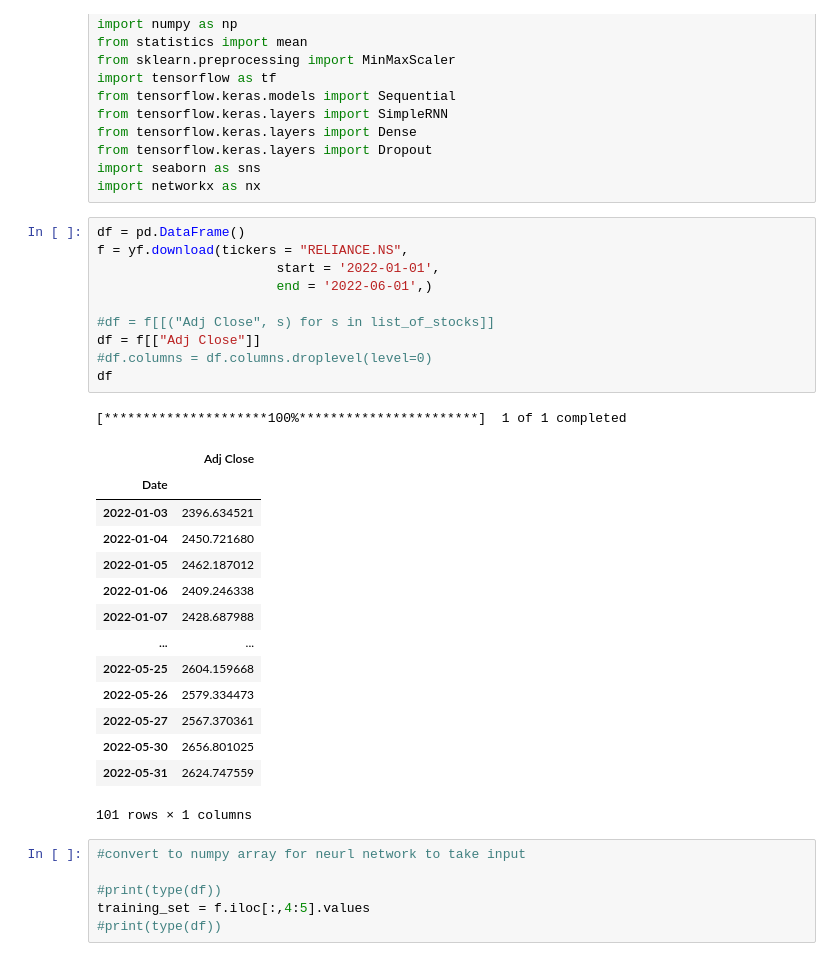
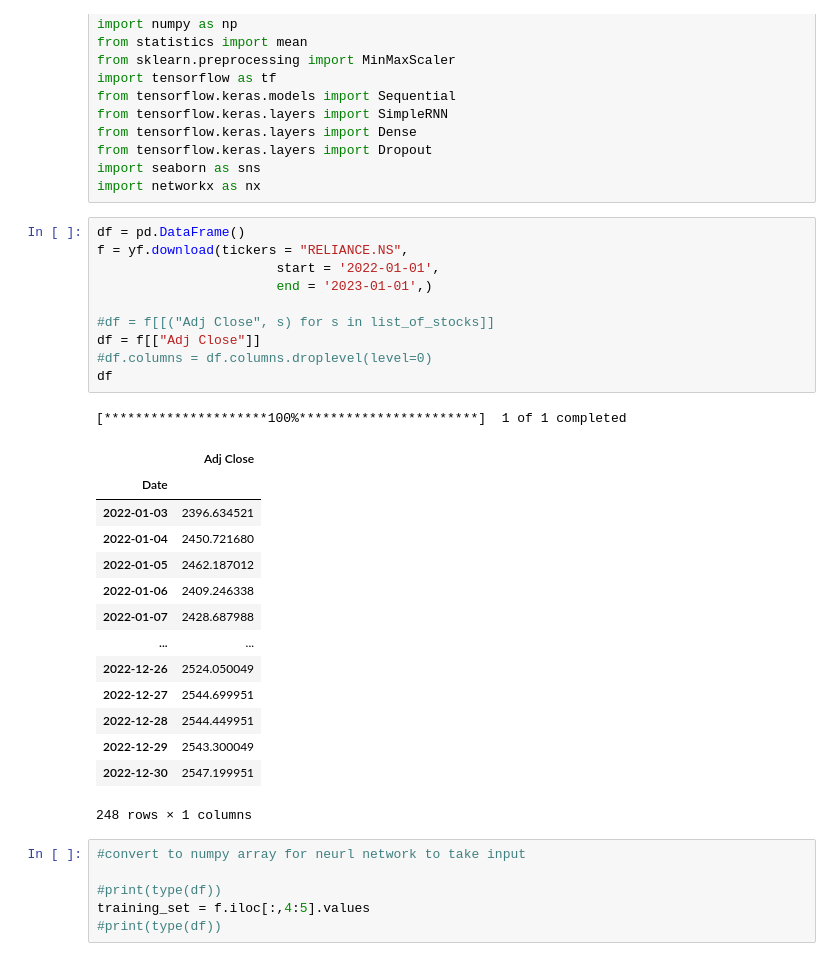
Before and after one commit to Snehbhandari/Thesis-Work, a Jupyter notebook: Code/weight_extraction_file1-Copy1-Graphs-Correcting Modularity Code - 3 layers - 50 neurons.ipynb, the cells around one changed output. Drawn from its saved outputs; the diff is of its cells as text.

```diff
--- a/Code/weight_extraction_file1-Copy1-Graphs-Correcting Modularity Code - 3 layers - 50 neurons.ipynb
+++ b/Code/weight_extraction_file1-Copy1-Graphs-Correcting Modularity Code - 3 layers - 50 neurons.ipynb
@@ -15,29 +15,29 @@ import networkx as nx
 # %%
 df = pd.DataFrame()
 f = yf.download(tickers = "RELIANCE.NS",
                        start = '2022-01-01',
-                       end = '2022-06-01',)
+                       end = '2023-01-01',)
 
 #df = f[[("Adj Close", s) for s in list_of_stocks]]
 df = f[["Adj Close"]]
 #df.columns = df.columns.droplevel(level=0)
 df
 # %% [output]
 [*********************100%***********************]  1 of 1 completed
 |  | Adj Close |
 | Date |  |
 | 2022-01-03 | 2396.634521 |
 | 2022-01-04 | 2450.721680 |
 | 2022-01-05 | 2462.187012 |
 | 2022-01-06 | 2409.246338 |
 | 2022-01-07 | 2428.687988 |
 | ... | ... |
-| 2022-05-25 | 2604.159668 |
-| 2022-05-26 | 2579.334473 |
-| 2022-05-27 | 2567.370361 |
-| 2022-05-30 | 2656.801025 |
-| 2022-05-31 | 2624.747559 |
+| 2022-12-26 | 2524.050049 |
+| 2022-12-27 | 2544.699951 |
+| 2022-12-28 | 2544.449951 |
+| 2022-12-29 | 2543.300049 |
+| 2022-12-30 | 2547.199951 |
-101 rows × 1 columns
+248 rows × 1 columns
 # %%
 #convert to numpy array for neurl network to take input
 
```
Also changed, not shown: parts of 20 cells of this notebook.
